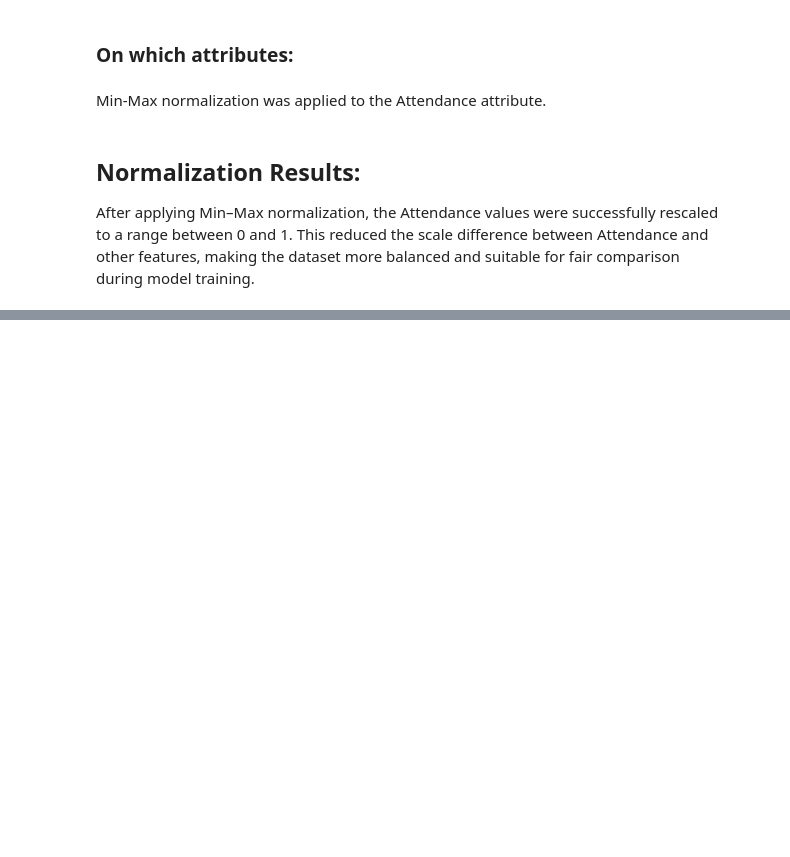
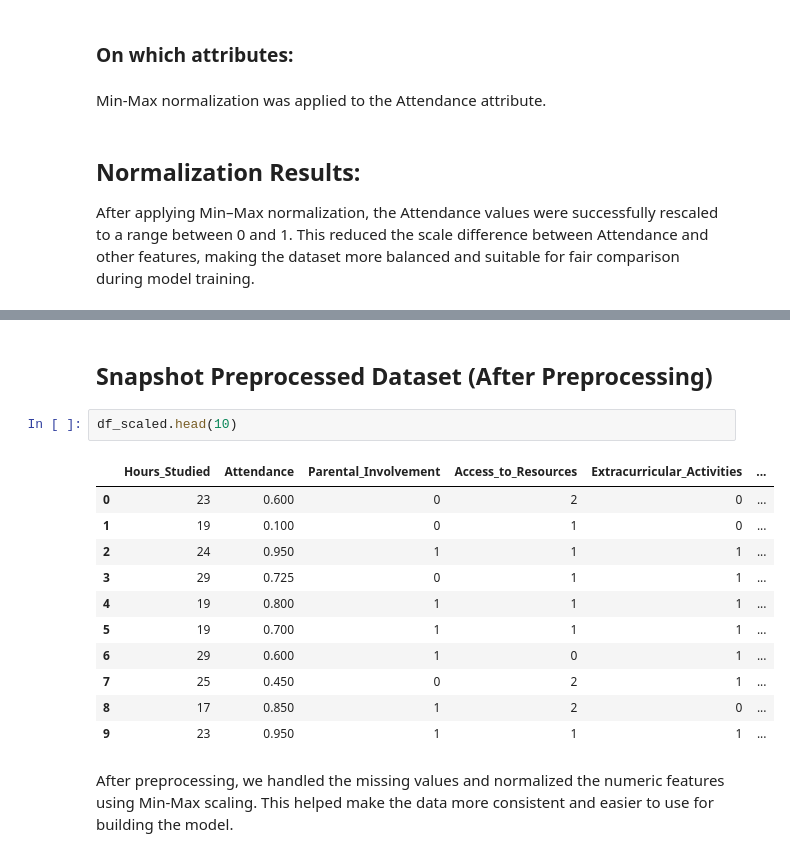
Before and after one commit to leeno-ob/IT326-project, a Jupyter notebook: phase2.ipynb, the cells around one changed output, grey strips where cells are left out. Cells and saved outputs as stored; diff of their text form; blank space fills up the shorter version.

```diff
--- a/phase2.ipynb
+++ b/phase2.ipynb
@@ -567,0 +585,18 @@ After applying Min–Max normalization, the Attendance values were successfully
+# %% [markdown]
+## Snapshot Preprocessed Dataset (After Preprocessing)
+# %%
+df_scaled.head(10)
+# %% [output]
+|  | Hours_Studied | Attendance | Parental_Involvement | Access_to_Resources | Extracurricular_Activities | ... |
+| 0 | 23 | 0.600 | 0 | 2 | 0 | ... |
+| 1 | 19 | 0.100 | 0 | 1 | 0 | ... |
+| 2 | 24 | 0.950 | 1 | 1 | 1 | ... |
+| 3 | 29 | 0.725 | 0 | 1 | 1 | ... |
+| 4 | 19 | 0.800 | 1 | 1 | 1 | ... |
+| 5 | 19 | 0.700 | 1 | 1 | 1 | ... |
+| 6 | 29 | 0.600 | 1 | 0 | 1 | ... |
+| 7 | 25 | 0.450 | 0 | 2 | 1 | ... |
+| 8 | 17 | 0.850 | 1 | 2 | 0 | ... |
+| 9 | 23 | 0.950 | 1 | 1 | 1 | ... |
+# %% [markdown]
+After preprocessing, we handled the missing values and normalized the numeric features using Min-Max scaling. This helped make the data more consistent and easier to use for building the model.
```
Also changed, not shown: parts of 2 cells of this notebook.
